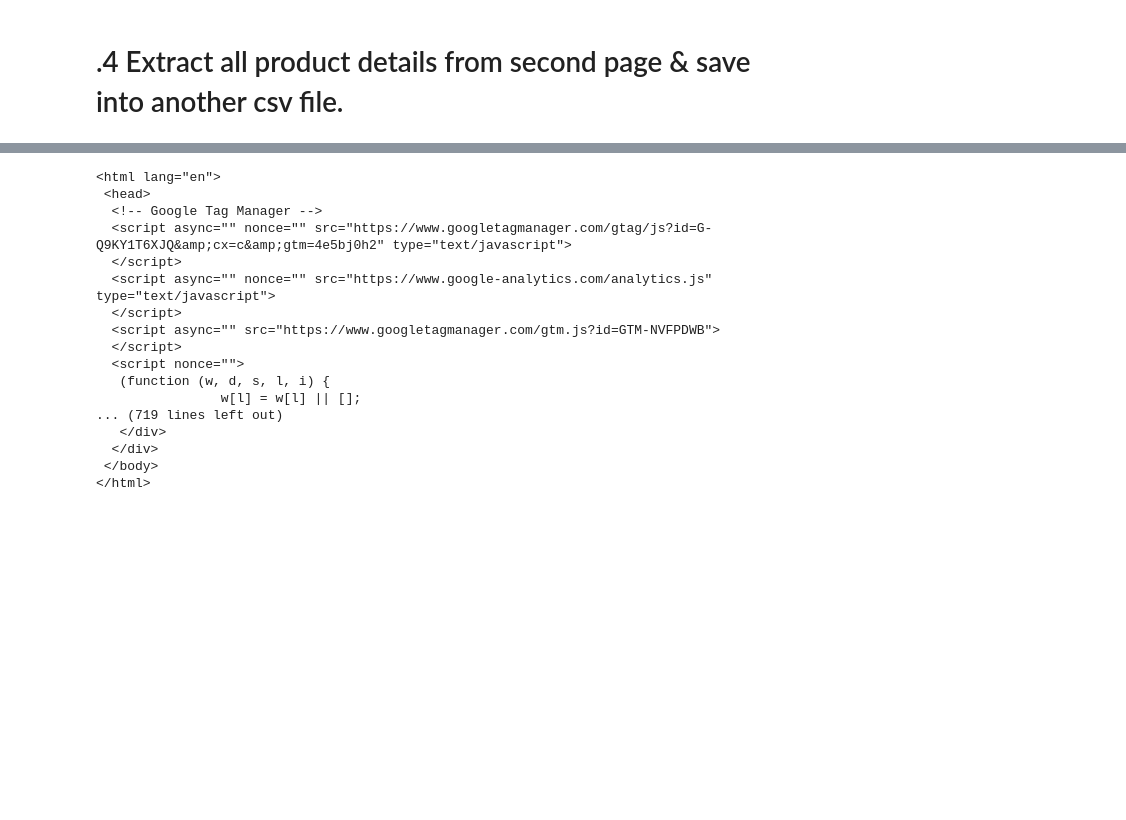
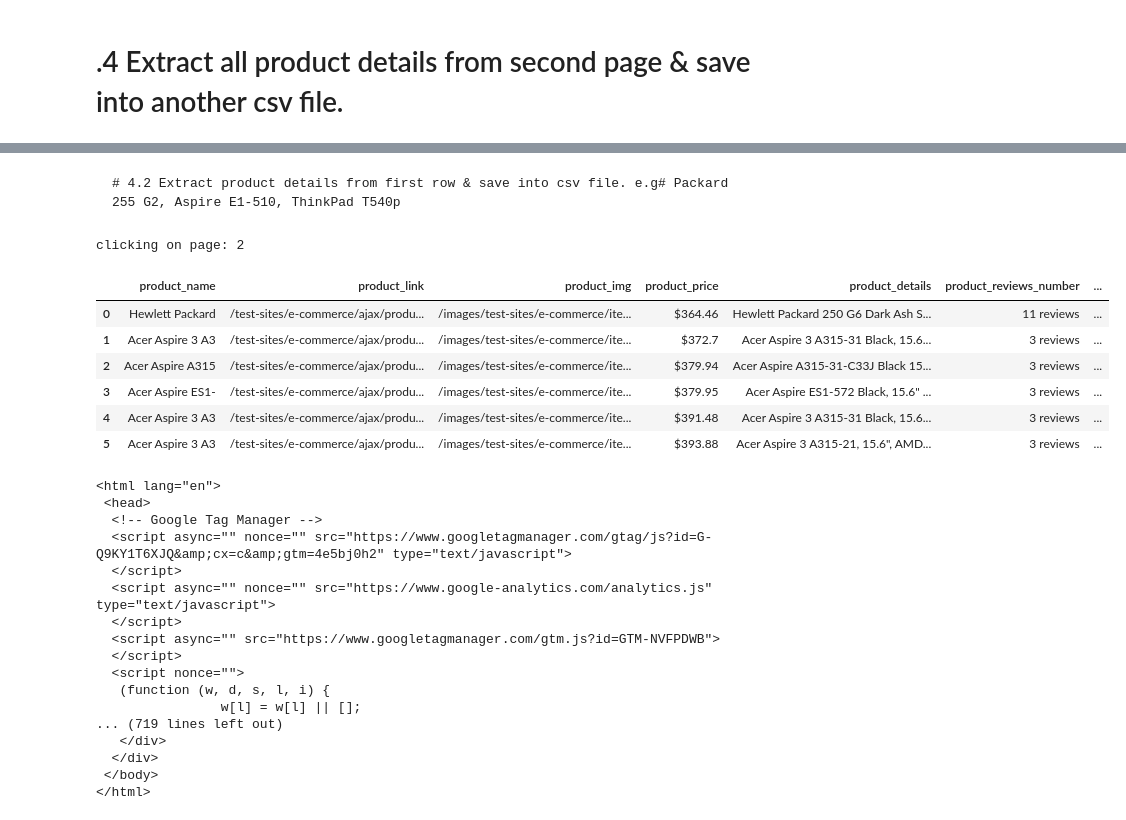
Before and after one commit to asifkasi/course-python-and-automation-by-kasi, a Jupyter notebook: Student's Folders/sherazz/web automation/AUTOMATION 4,4.IPYNB, the cells around one changed output, grey strips where cells are left out. Saved outputs shown, nothing was run; the diff lists cells and outputs as text; code cells hidden in the pictures; blank space fills up the shorter version.

```diff
--- a/Student's Folders/sherazz/web automation/AUTOMATION 4,4.IPYNB
+++ b/Student's Folders/sherazz/web automation/AUTOMATION 4,4.IPYNB
@@ -3,3 +45,51 @@
+# %% [markdown]
+	# 4.2 Extract product details from first row & save into csv file. e.g# Packard 255 G2, Aspire E1-510, ThinkPad T540p
+# %%
+from selenium import webdriver
+from bs4 import BeautifulSoup
+import pandas as pd
+import time
+driver=webdriver.Chrome()
+driver.get('https://webscraper.io/test-sites/e-commerce/ajax/computers/laptops')
+time.sleep(3)
+driver.find_element("xpath","//button[@class='acceptCookies']").click()
+list=[]
+for i in range(2,3):
+    for btn in driver.find_elements("xpath","//button[@class = 'btn btn-default page-link page']"):
+        if btn.text == str(i):
+            print("clicking on page:",btn.text)
+            btn.click()
+            time.sleep(3)
+    soup=BeautifulSoup(driver.page_source,'html')
+    first_products=soup.find_all('div',class_='col-md-4 col-xl-4 col-lg-4')
+    for first_pro in first_products:
+        dic={
+            'product_name':'',
+            'product_link':'',
+            'product_img':'',
+            'product_price':'',
+            'product_details':'',
+            'product_reviews_number':'',
+            'product_reviews_star_number':'',
+        }
+        dic['product_name']=first_pro.find('a').text.strip()
+        dic['product_link']=first_pro.find('a')['href']
+        dic['product_img']=first_pro.find('img')['src']
+        dic['product_price']=first_pro.find('h4',class_='price float-end pull-right').text.strip()
+        dic['product_details']=first_pro.find('p',class_='card-text description').text.strip()
+        dic['product_reviews_number']=first_pro.find('p',class_='review-count float-end pull-right').text.strip()
+        list.append(dic)
+df=pd.DataFrame(list)
+df
+# %% [output]
+clicking on page: 2
+|  | product_name | product_link | product_img | product_price | product_details | product_reviews_number | ... |
+| 0 | Hewlett Packard | /test-sites/e-commerce/ajax/produ... | /images/test-sites/e-commerce/ite... | $364.46 | Hewlett Packard 250 G6 Dark Ash S... | 11 reviews | ... |
+| 1 | Acer Aspire 3 A3 | /test-sites/e-commerce/ajax/produ... | /images/test-sites/e-commerce/ite... | $372.7 | Acer Aspire 3 A315-31 Black, 15.6... | 3 reviews | ... |
+| 2 | Acer Aspire A315 | /test-sites/e-commerce/ajax/produ... | /images/test-sites/e-commerce/ite... | $379.94 | Acer Aspire A315-31-C33J Black 15... | 3 reviews | ... |
+| 3 | Acer Aspire ES1- | /test-sites/e-commerce/ajax/produ... | /images/test-sites/e-commerce/ite... | $379.95 | Acer Aspire ES1-572 Black, 15.6" ... | 3 reviews | ... |
+| 4 | Acer Aspire 3 A3 | /test-sites/e-commerce/ajax/produ... | /images/test-sites/e-commerce/ite... | $391.48 | Acer Aspire 3 A315-31 Black, 15.6... | 3 reviews | ... |
+| 5 | Acer Aspire 3 A3 | /test-sites/e-commerce/ajax/produ... | /images/test-sites/e-commerce/ite... | $393.88 | Acer Aspire 3 A315-21, 15.6", AMD... | 3 reviews | ... |
 # %%
 from selenium import webdriver
 from bs4 import BeautifulSoup
```
Also changed, not shown: parts of 2 cells of this notebook, 17 other files.
